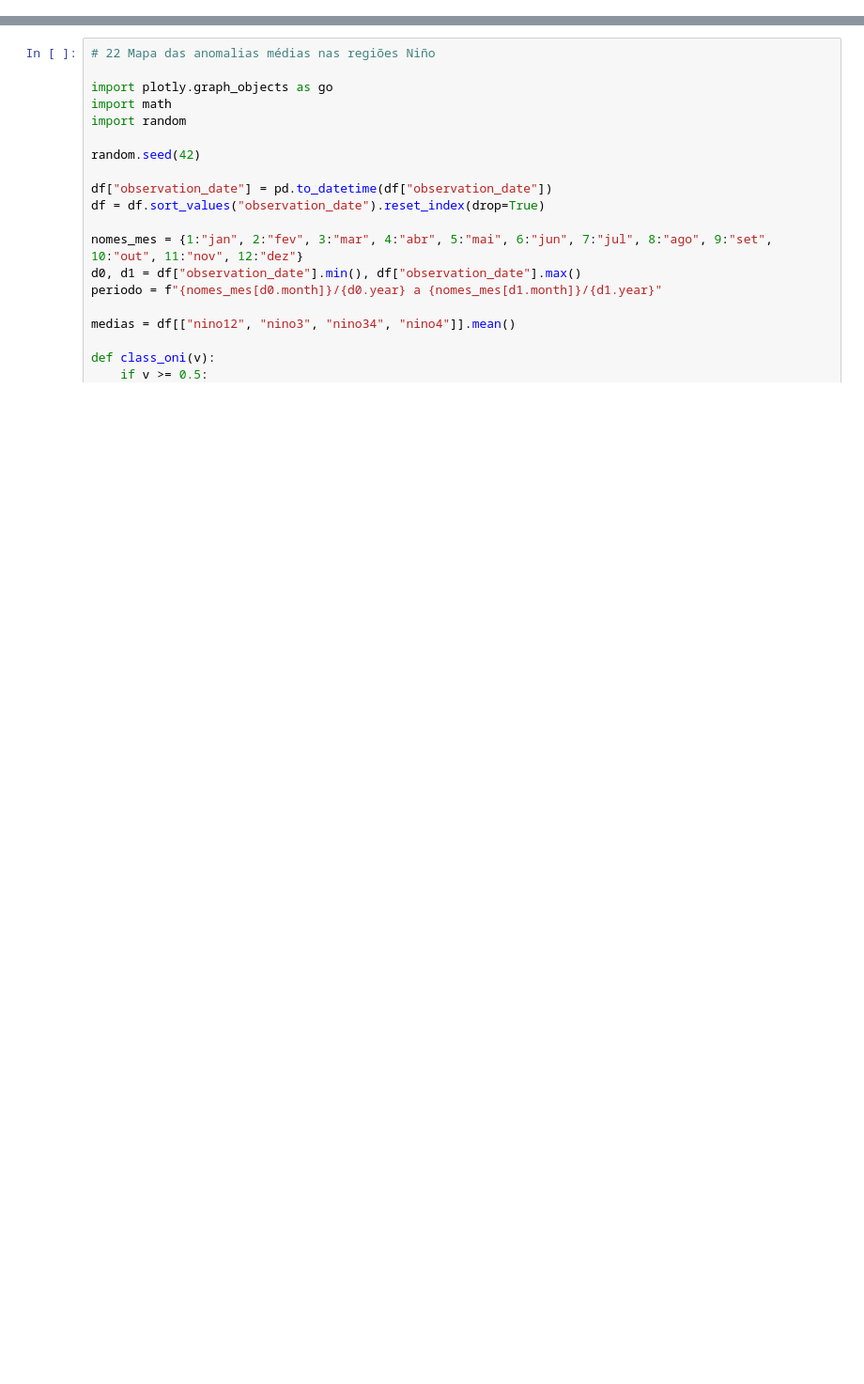
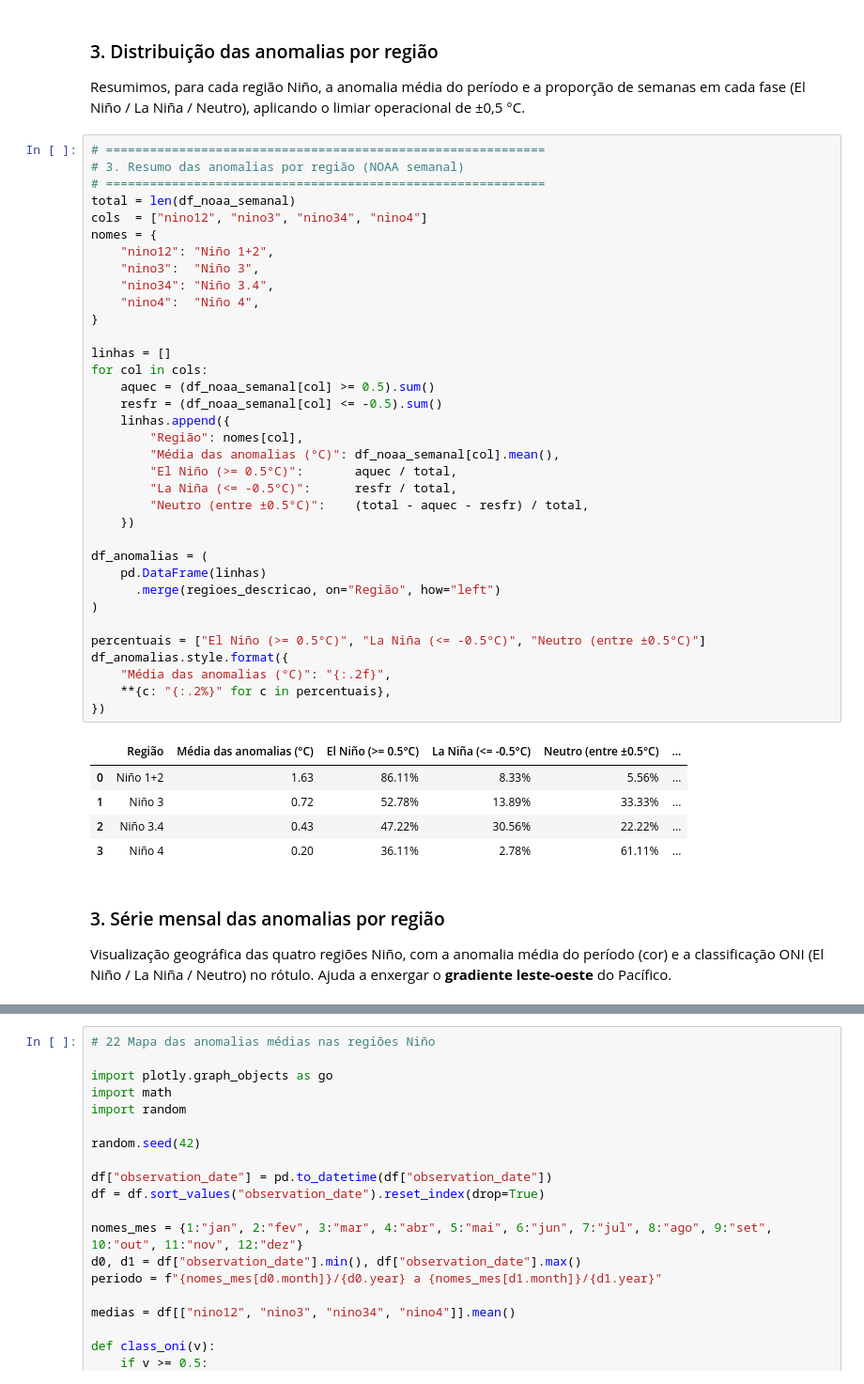
Before and after one commit to anselmojsantos/analiseP4Nooa, a Jupyter notebook: Notebookes/nooa.ipynb, the cells around one changed output, grey strips where cells are left out. Shown at 94% size. Drawn from its saved outputs; the diff is of its cells as text; blank space fills up the shorter version.

Commit message:
Organização do notebook noaa

```diff
--- a/Notebookes/nooa.ipynb
+++ b/Notebookes/nooa.ipynb
@@ -1100,0 +100,53 @@ df_2026.to_sql(
+# %% [markdown]
+<h3>3. Distribuição das anomalias por região</h3>
+
+Resumimos, para cada região Niño, a anomalia média do período e a
+proporção de semanas em cada fase (El Niño / La Niña / Neutro),
+aplicando o limiar operacional de ±0,5 °C.
+# %%
+# ============================================================
+# 3. Resumo das anomalias por região (NOAA semanal)
+# ============================================================
+total = len(df_noaa_semanal)
+cols  = ["nino12", "nino3", "nino34", "nino4"]
+nomes = {
+    "nino12": "Niño 1+2",
+    "nino3":  "Niño 3",
+    "nino34": "Niño 3.4",
+    "nino4":  "Niño 4",
+}
+
+linhas = []
+for col in cols:
+    aquec = (df_noaa_semanal[col] >= 0.5).sum()
+    resfr = (df_noaa_semanal[col] <= -0.5).sum()
+    linhas.append({
+        "Região": nomes[col],
+        "Média das anomalias (°C)": df_noaa_semanal[col].mean(),
+        "El Niño (>= 0.5°C)":       aquec / total,
+        "La Niña (<= -0.5°C)":      resfr / total,
+        "Neutro (entre ±0.5°C)":    (total - aquec - resfr) / total,
+    })
+
+df_anomalias = (
+    pd.DataFrame(linhas)
+      .merge(regioes_descricao, on="Região", how="left")
+)
+
+percentuais = ["El Niño (>= 0.5°C)", "La Niña (<= -0.5°C)", "Neutro (entre ±0.5°C)"]
+df_anomalias.style.format({
+    "Média das anomalias (°C)": "{:.2f}",
+    **{c: "{:.2%}" for c in percentuais},
+})
+# %% [output]
+|  | Região | Média das anomalias (°C) | El Niño (>= 0.5°C) | La Niña (<= -0.5°C) | Neutro (entre ±0.5°C) | ... |
+| 0 | Niño 1+2 | 1.63 | 86.11% | 8.33% | 5.56% | ... |
+| 1 | Niño 3 | 0.72 | 52.78% | 13.89% | 33.33% | ... |
+| 2 | Niño 3.4 | 0.43 | 47.22% | 30.56% | 22.22% | ... |
+| 3 | Niño 4 | 0.20 | 36.11% | 2.78% | 61.11% | ... |
+# %% [markdown]
+<h3>3. Série mensal das anomalias por região</h3>
+
+Visualização geográfica das quatro regiões Niño, com a anomalia média
+do período (cor) e a classificação ONI (El Niño / La Niña / Neutro)
+no rótulo. Ajuda a enxergar o **gradiente leste-oeste** do Pacífico.
```
Also changed, not shown: parts of 57 cells of this notebook, 2 other files.
